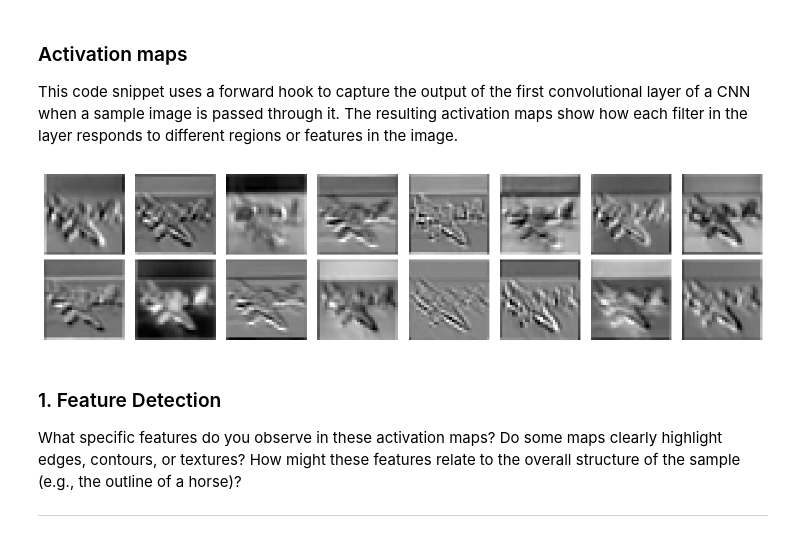
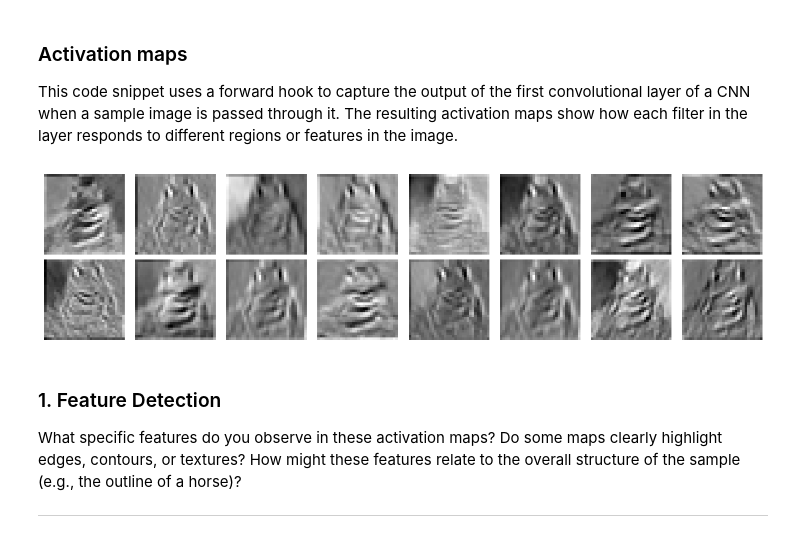
Before and after one commit to Ashvin-k/DLAV-2026, a Jupyter notebook: graded_homework/hw1/CNN Exercice.ipynb, the cells around one changed output. Cells and saved outputs as stored; diff of their text form; code cells hidden in the pictures.

```diff
--- a/graded_homework/hw1/CNN Exercice.ipynb
+++ b/graded_homework/hw1/CNN Exercice.ipynb
@@ -385,35 +391,35 @@ def get_activation(model, layer, x):
     return activation['output']
 
 data_iter = iter(trainloader)
 sample_images, sample_labels = next(data_iter)
-sample_img = sample_images[0].unsqueeze(0)
+sample_img = sample_images[1].unsqueeze(0)
 
 # Get the feature maps after the first convolution (for example)
 activation = get_activation(net, net.features[0], sample_img)
 
 # Visualize a few feature maps in RGB:
 def plot_feature_maps(feature_maps, n_cols=8):
     n_features = feature_maps.shape[1]
     n_rows = (n_features + n_cols - 1) // n_cols
     plt.figure(figsize=(n_cols * 1.5, n_rows * 1.5))
     for i in range(n_features):
         plt.subplot(n_rows, n_cols, i + 1)
         # Extract the i-th feature map from the first (and only) sample in the batch
         act = feature_maps[0, i, :, :]
         # Normalize the activation map to [0, 1]
         act_norm = (act - act.min()) / (act.max() - act.min() + 1e-8)
         # Repeat the single channel 3 times to form an RGB image
         act_rgb = act_norm.unsqueeze(0).repeat(3, 1, 1)
         plt.imshow(act_rgb.permute(1, 2, 0))
         plt.axis('off')
     plt.tight_layout()
     plt.show()
 
 plot_feature_maps(activation, n_cols=8)
 
 # Play with the index of the chosen sample to notice more patterns and answer the question
 # %% [output]
-[figure, old version]
+[figure, new version]
 # %% [markdown]
 ### 1. Feature Detection
 What specific features do you observe in these activation maps? Do some maps clearly highlight edges, contours, or textures? How might these features relate to the overall structure of the sample (e.g., the outline of a horse)?
```
Also changed, not shown: parts of 7 cells of this notebook.
